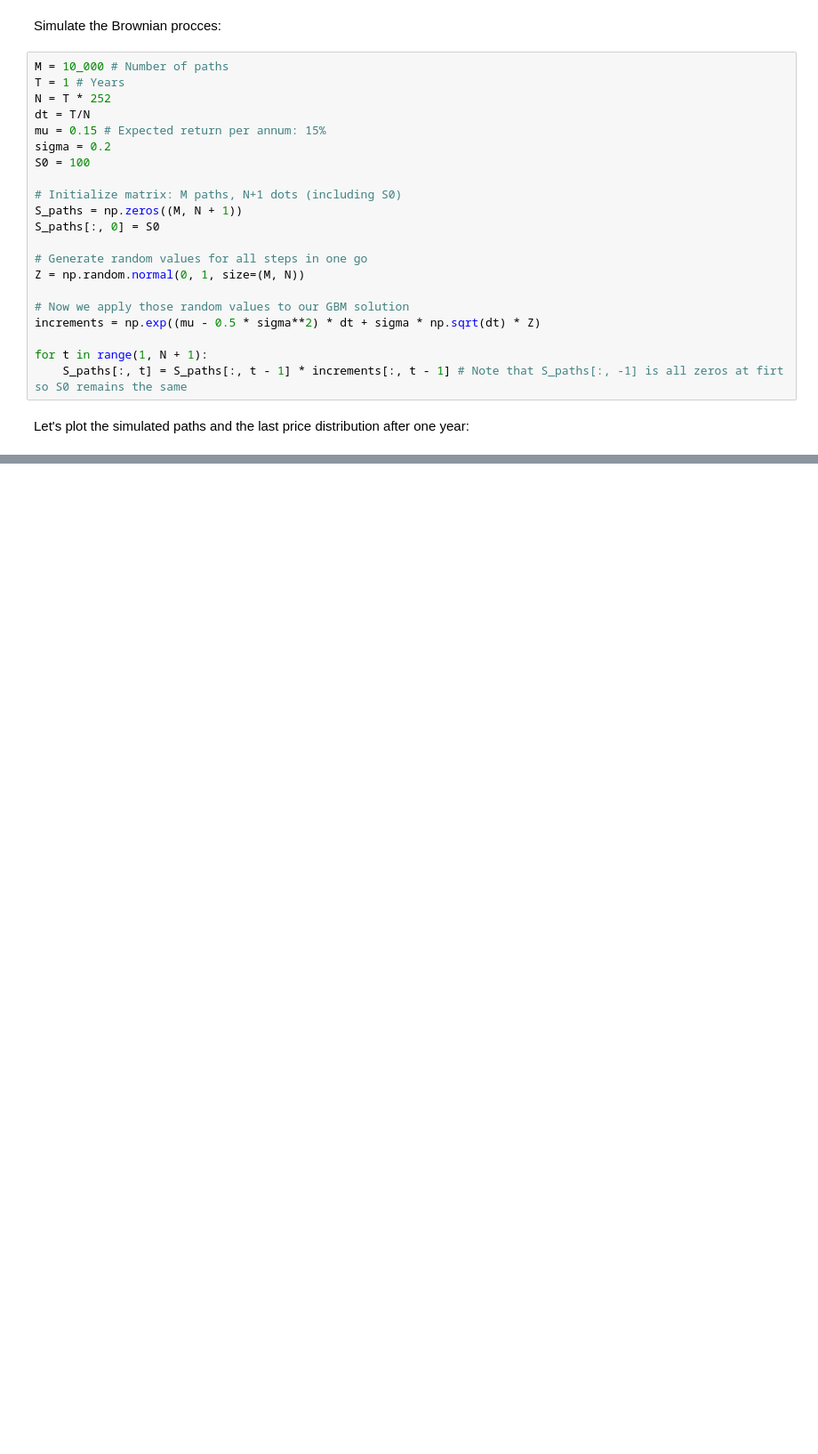
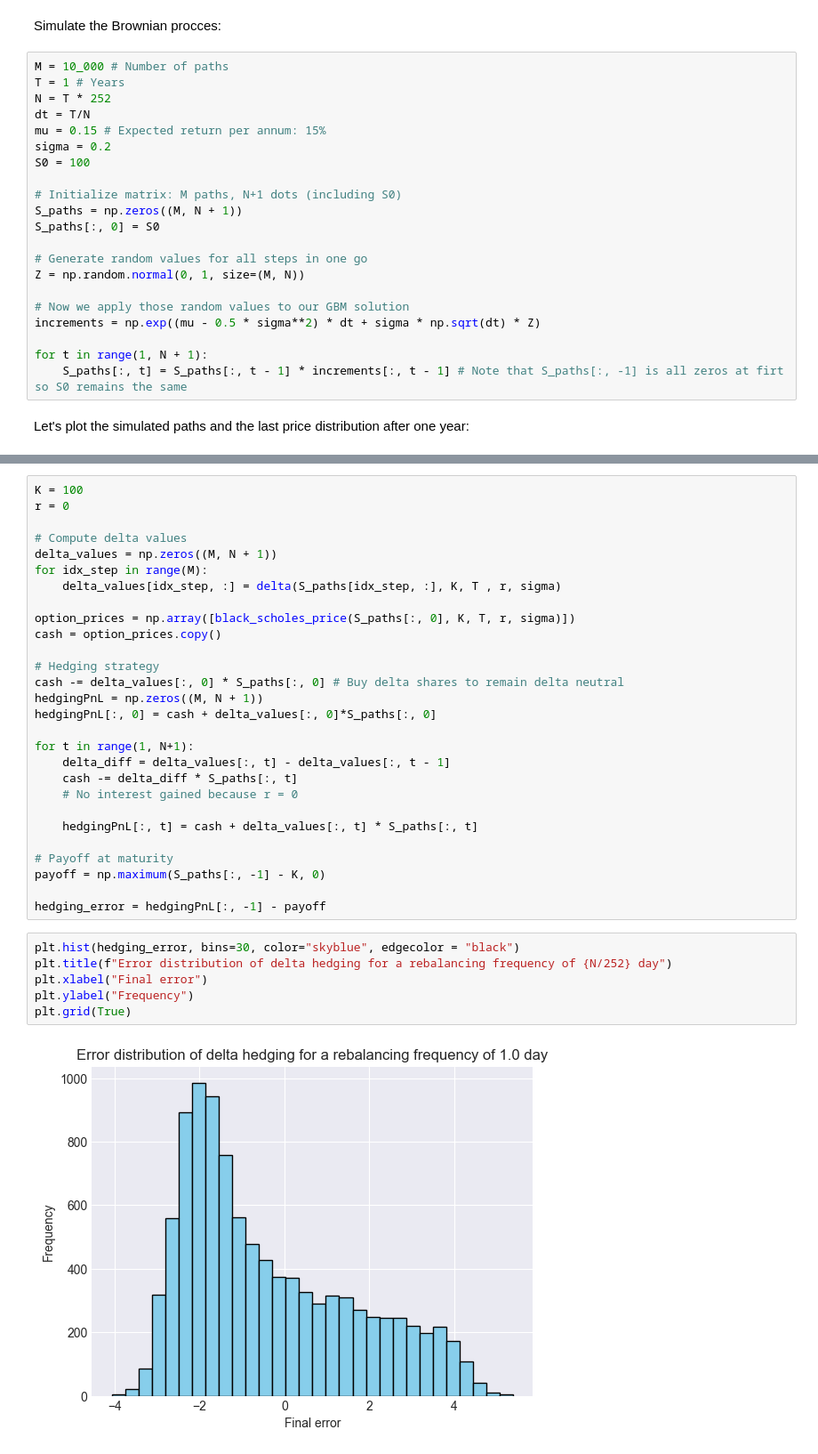
Before and after one commit to santiditomas/quant-playground, a Jupyter notebook: notebooks/delta_hedging.ipynb, the cells around one changed output, grey strips where cells are left out. Shown at 89% size. Drawn from its saved outputs; the diff is of its cells as text; blank space fills up the shorter version.

Commit message:
add delta hedging strategy

```diff
--- a/notebooks/delta_hedging.ipynb
+++ b/notebooks/delta_hedging.ipynb
@@ -98,0 +99,36 @@ plt.show()
+# %%
+K = 100
+r = 0
+
+# Compute delta values
+delta_values = np.zeros((M, N + 1))
+for idx_step in range(M):
+    delta_values[idx_step, :] = delta(S_paths[idx_step, :], K, T , r, sigma)
+
+option_prices = np.array([black_scholes_price(S_paths[:, 0], K, T, r, sigma)])
+cash = option_prices.copy()
+
+# Hedging strategy
+cash -= delta_values[:, 0] * S_paths[:, 0] # Buy delta shares to remain delta neutral
+hedgingPnL = np.zeros((M, N + 1))
+hedgingPnL[:, 0] = cash + delta_values[:, 0]*S_paths[:, 0]
+
+for t in range(1, N+1):
+    delta_diff = delta_values[:, t] - delta_values[:, t - 1]
+    cash -= delta_diff * S_paths[:, t]
+    # No interest gained because r = 0
+
+    hedgingPnL[:, t] = cash + delta_values[:, t] * S_paths[:, t]
+
+# Payoff at maturity
+payoff = np.maximum(S_paths[:, -1] - K, 0)
+
+hedging_error = hedgingPnL[:, -1] - payoff
+# %%
+plt.hist(hedging_error, bins=30, color="skyblue", edgecolor = "black")
+plt.title(f"Error distribution of delta hedging for a rebalancing frequency of {N/252} day")
+plt.xlabel("Final error")
+plt.ylabel("Frequency")
+plt.grid(True)
+# %% [output]
+[figure, added]
```
Also changed, not shown: parts of 1 cell of this notebook.
